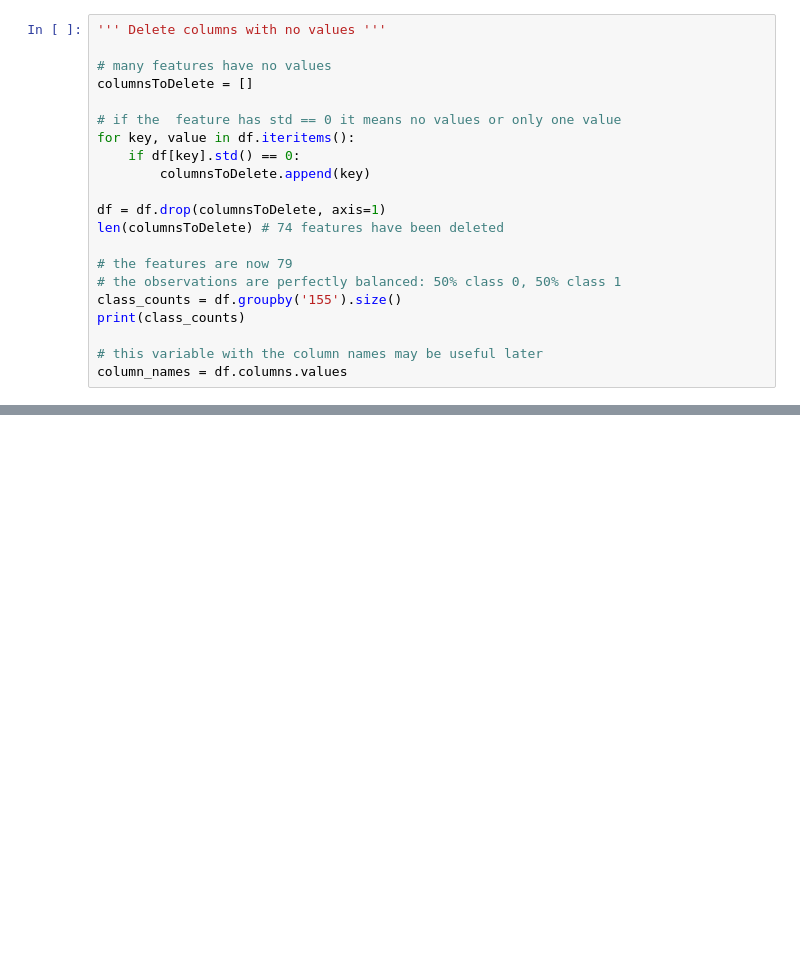
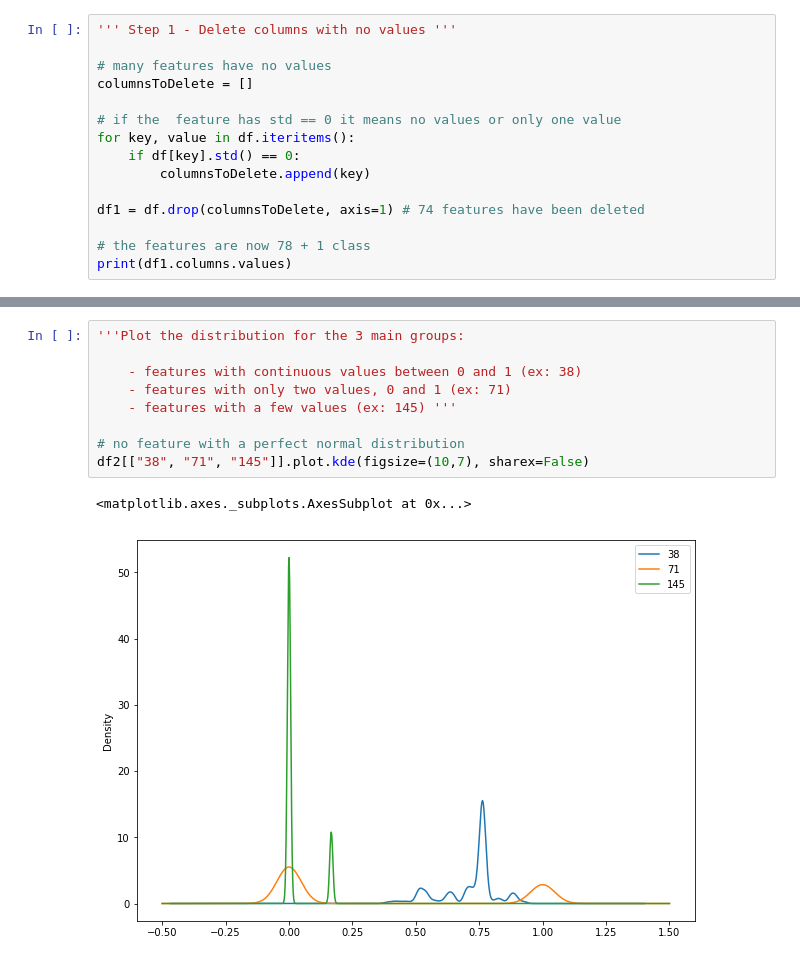
Before and after one commit to AML-Project-Group/impersonation_detection, a Jupyter notebook: preprocessing.ipynb, the cells around one changed output, grey strips where cells are left out. Saved outputs shown, nothing was run; the diff lists cells and outputs as text; blank space fills up the shorter version.

```diff
--- a/preprocessing.ipynb
+++ b/preprocessing.ipynb
@@ -45,5 +62,5 @@ max        1.000000
 # %%
-''' Delete columns with no values '''
+''' Step 1 - Delete columns with no values '''
 
 # many features have no values
 columnsToDelete = []
@@ -53,14 +70,8 @@ for key, value in df.iteritems():
     if df[key].std() == 0:
         columnsToDelete.append(key)
 
-df = df.drop(columnsToDelete, axis=1)
-len(columnsToDelete) # 74 features have been deleted
+df1 = df.drop(columnsToDelete, axis=1) # 74 features have been deleted
 
-# the features are now 79
-# the observations are perfectly balanced: 50% class 0, 50% class 1
-class_counts = df.groupby('155').size()
-print(class_counts)
-
-# this variable with the column names may be useful later
-column_names = df.columns.values
+# the features are now 78 + 1 class
+print(df1.columns.values)
 # %% [output]
@@ -70,0 +120,12 @@ dtype: int64
+# %%
+'''Plot the distribution for the 3 main groups:
+
+    - features with continuous values between 0 and 1 (ex: 38)
+    - features with only two values, 0 and 1 (ex: 71)
+    - features with a few values (ex: 145) '''
+
+# no feature with a perfect normal distribution
+df2[["38", "71", "145"]].plot.kde(figsize=(10,7), sharex=False)
+# %% [output]
+<matplotlib.axes._subplots.AxesSubplot at 0x...>
+[figure, added]
```
Also changed, not shown: parts of 17 cells of this notebook.
